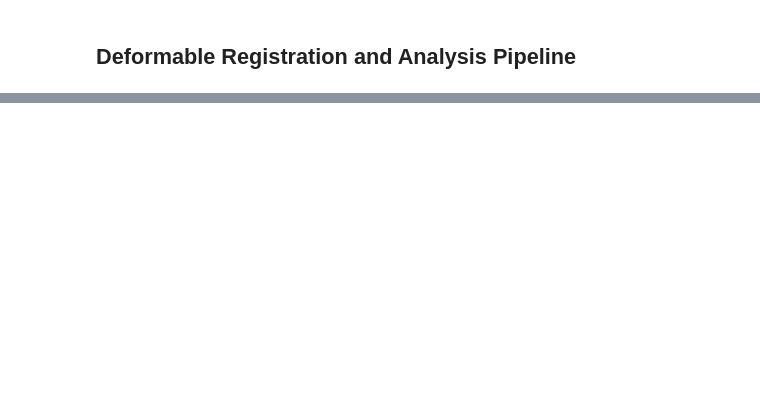
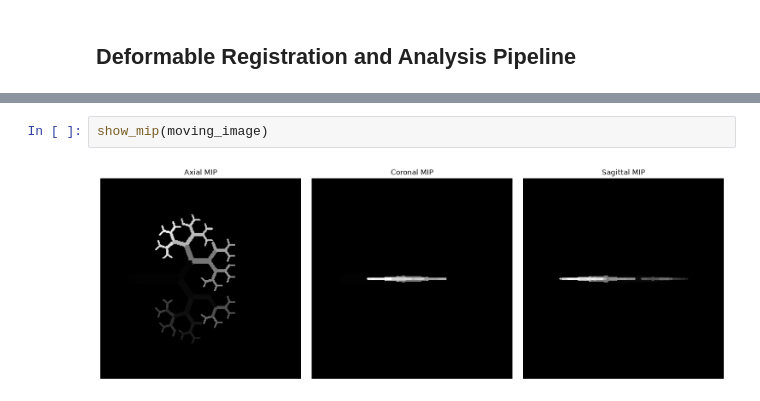
Before and after one commit to JakeKitzmann/PCCTAirwaySegmentationPrototyping, a Jupyter notebook: Prototyping/SyntheticTesting.ipynb, the cells around one changed output, grey strips where cells are left out. Cells and saved outputs as stored; diff of their text form; blank space fills up the shorter version.

```diff
--- a/Prototyping/SyntheticTesting.ipynb
+++ b/Prototyping/SyntheticTesting.ipynb
@@ -763,0 +788,4 @@ hello world
+# %%
+show_mip(moving_image)
+# %% [output]
+[figure, added]
```
Also changed, not shown: parts of 13 cells of this notebook.
